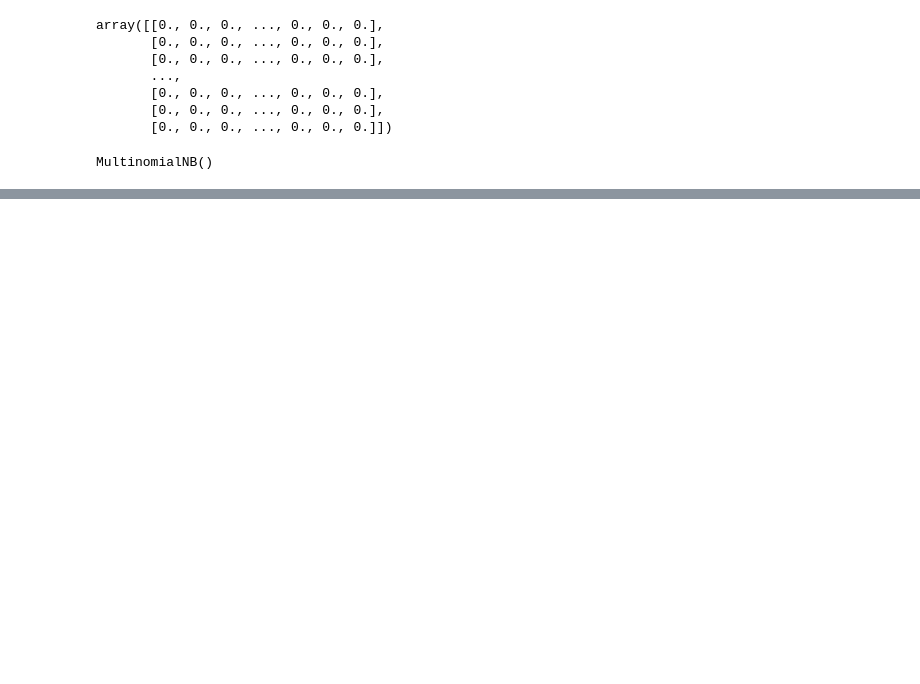
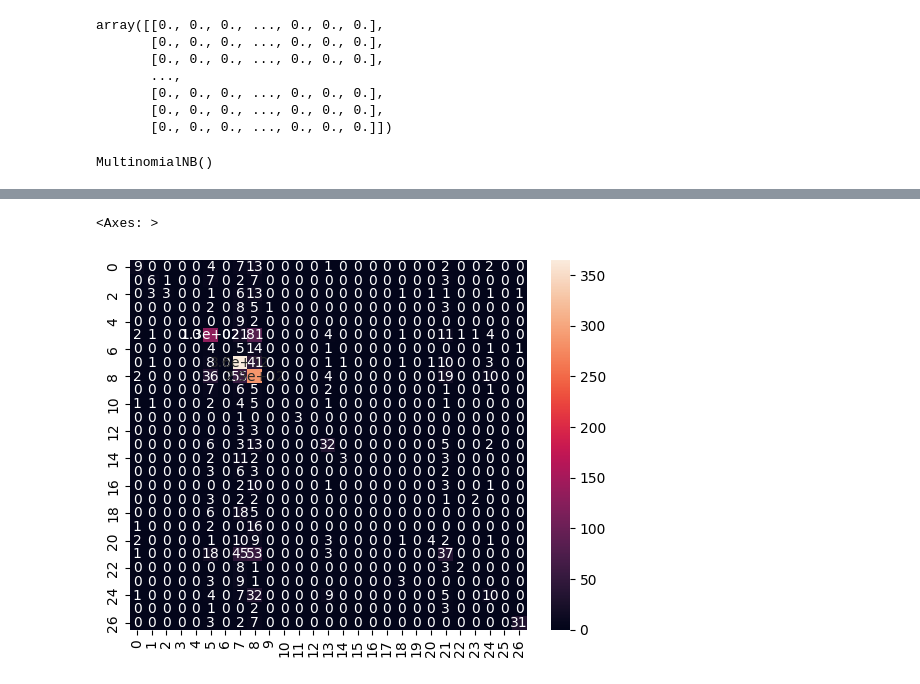
Before and after one commit to naidu199/CodeWay-ML-, a Jupyter notebook: Movie_Genre_Classification.ipynb, the cells around one changed output, grey strips where cells are left out. Saved outputs shown, nothing was run; the diff lists cells and outputs as text; code cells hidden in the pictures; blank space fills up the shorter version.

```diff
--- a/Movie_Genre_Classification.ipynb
+++ b/Movie_Genre_Classification.ipynb
@@ -296,0 +259,4 @@ data1.head()
+# %%
+from sklearn.svm import SVC
+clf = SVC(kernel='rbf', C=1, gamma=1)
+clf.fit(xtrain,ytrain)
@@ -296,0 +271,4 @@ data1.head()
+# %%
+from sklearn.svm import SVC
+clf1 = SVC(kernel='linear',C=1)
+clf1.fit(xtrain,ytrain)
@@ -296,0 +282,6 @@ data1.head()
+# %%
+from sklearn.svm import LinearSVC
+lsvc=LinearSVC()
+lsvc.fit(xtrain,ytrain)
+y_pred2=lsvc.predict(xtest)
+accuracy_score(ytest,y_pred2)
@@ -296,0 +311,6 @@ data1.head()
+# %%
+cfm=confusion_matrix(ytest,y_pred2)
+sns.heatmap(cfm,annot= True)
+# %% [output]
+<Axes: >
+[figure, added]
```
Also changed, not shown: parts of 31 cells of this notebook.
